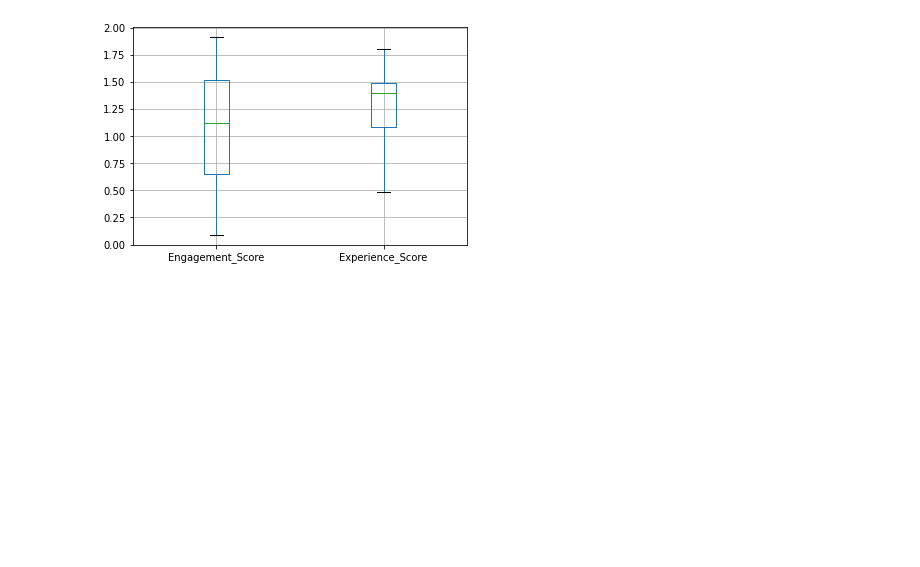
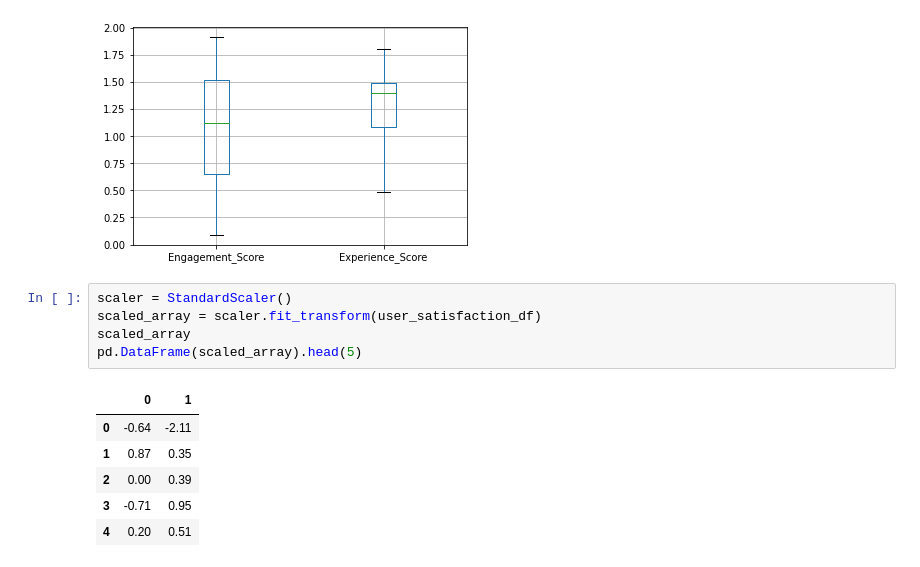
Before and after one commit to bkget/Telecom-Data-Analysis, a Jupyter notebook: notebooks/4.user_satisifaction_analysis.ipynb, the cells around one changed output. Drawn from its saved outputs; the diff is of its cells as text; blank space fills up the shorter version.

```diff
--- a/notebooks/4.user_satisifaction_analysis.ipynb
+++ b/notebooks/4.user_satisifaction_analysis.ipynb
@@ -279,3 +279,15 @@ user_satisfaction_df.boxplot()
 # %% [output]
 <AxesSubplot:>
 [figure]
+# %%
+scaler = StandardScaler()
+scaled_array = scaler.fit_transform(user_satisfaction_df)
+scaled_array
+pd.DataFrame(scaled_array).head(5)
+# %% [output]
+|  | 0 | 1 |
+| 0 | -0.64 | -2.11 |
+| 1 | 0.87 | 0.35 |
+| 2 | 0.00 | 0.39 |
+| 3 | -0.71 | 0.95 |
+| 4 | 0.20 | 0.51 |
```
Also changed, not shown: parts of 2 cells of this notebook.
